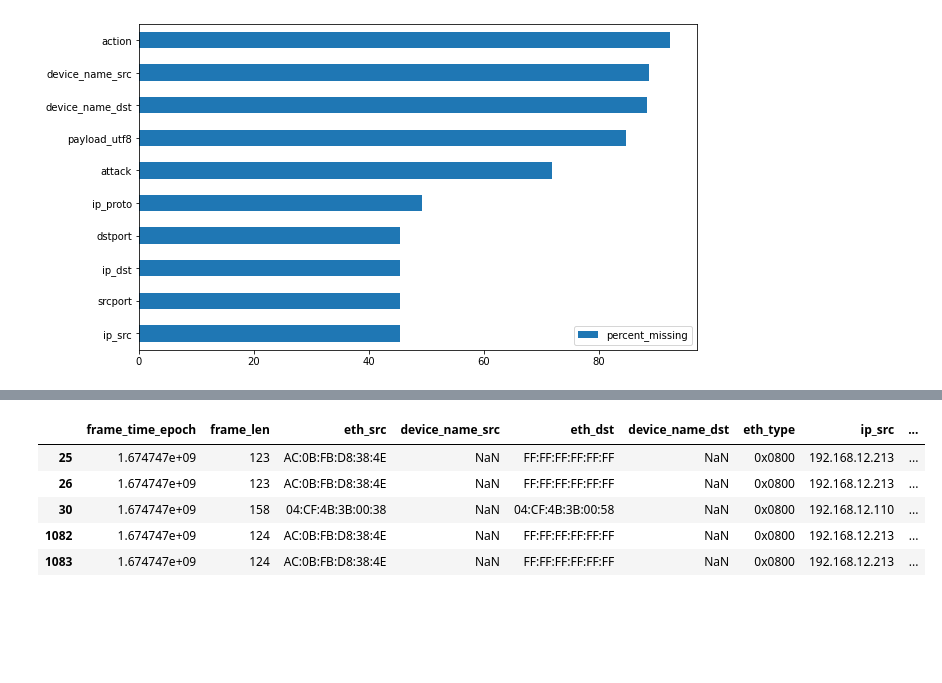
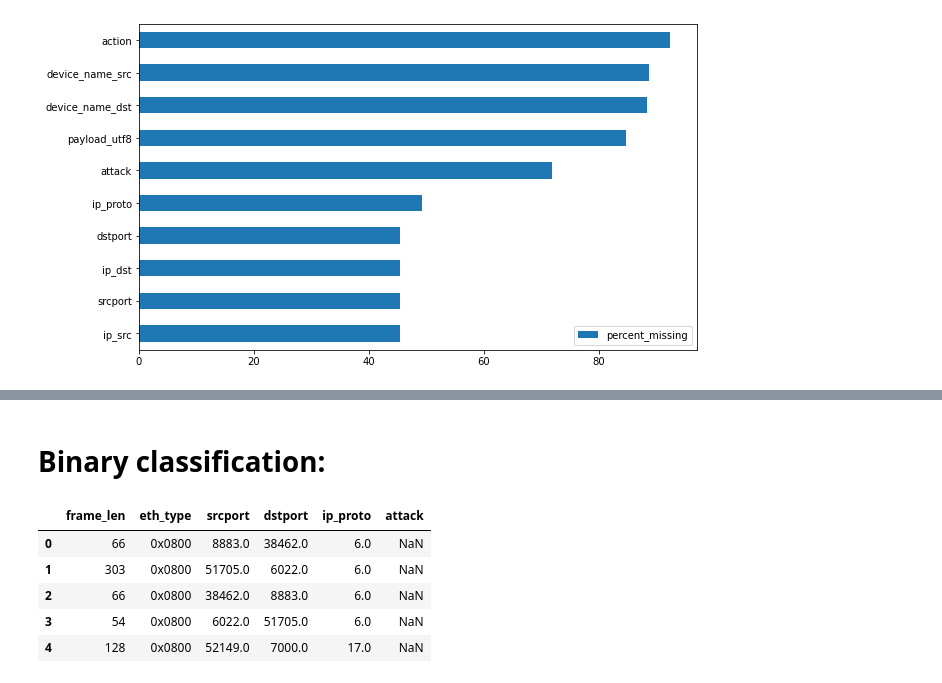
Before and after one commit to Abdulnaser98/IT-Sicherheit-Praktikum, a Jupyter notebook: analysis/analysis.ipynb, the cells around one changed output, grey strips where cells are left out. Saved outputs shown, nothing was run; the diff lists cells and outputs as text; code cells hidden in the pictures; blank space fills up the shorter version.

Commit message:
creating a binary classifier

```diff
--- a/analysis/analysis.ipynb
+++ b/analysis/analysis.ipynb
@@ -4,6 +12,9 @@ import numpy as np
 # %% [markdown]
 # **Overview of the data**:
 # %%
+pd.set_option('display.max_rows', 500)
+pd.set_option('display.max_columns', 500)
+pd.set_option('display.width', 1000)
 df_1 = pd.read_csv('dataset.csv', sep="\t", quotechar="'")
 df_2 = pd.read_csv('dataset_1.csv', sep="\t", quotechar="'")
 
@@ -139,4 +61,0 @@ des_mac_adressen_mapping.drop_duplicates()
-# %%
-df['payload_utf8'] = df['payload_utf8'].astype(str)
-df['payload_utf8'] = np.where(~df['payload_utf8'].str.startswith('{') & ~df['payload_utf8'].str.endswith('}'), '', df['payload_utf8'])
-df['payload_utf8'] = df.payload_utf8.replace('',np.nan,regex = True)
@@ -143,9 +68,17 @@ df['payload_utf8'] = df.payload_utf8.replace('',np.nan,regex = True)
+# %% [markdown]
+# **Binary classification**:
+# %%
+# Remove unnecessary columns
+columns_to_remove = ['frame_time_epoch','eth_src','device_name_src','eth_dst','device_name_dst','ip_src',
+                    'ip_dst','payload_utf8','action']
+
+df.drop(columns_to_remove, axis=1, inplace=True)
 # %%
-df.loc[df['payload_utf8'].notna()].head()
+df.head()
 # %% [output]
-|  | frame_time_epoch | frame_len | eth_src | device_name_src | eth_dst | device_name_dst | eth_type | ip_src | ... |
-| 25 | 1.674747e+09 | 123 | AC:0B:FB:D8:38:4E | NaN | FF:FF:FF:FF:FF:FF | NaN | 0x0800 | 192.168.12.213 | ... |
-| 26 | 1.674747e+09 | 123 | AC:0B:FB:D8:38:4E | NaN | FF:FF:FF:FF:FF:FF | NaN | 0x0800 | 192.168.12.213 | ... |
-| 30 | 1.674747e+09 | 158 | 04:CF:4B:3B:00:38 | NaN | 04:CF:4B:3B:00:58 | NaN | 0x0800 | 192.168.12.110 | ... |
-| 1082 | 1.674747e+09 | 124 | AC:0B:FB:D8:38:4E | NaN | FF:FF:FF:FF:FF:FF | NaN | 0x0800 | 192.168.12.213 | ... |
-| 1083 | 1.674747e+09 | 124 | AC:0B:FB:D8:38:4E | NaN | FF:FF:FF:FF:FF:FF | NaN | 0x0800 | 192.168.12.213 | ... |
+|  | frame_len | eth_type | srcport | dstport | ip_proto | attack |
+| 0 | 66 | 0x0800 | 8883.0 | 38462.0 | 6.0 | NaN |
+| 1 | 303 | 0x0800 | 51705.0 | 6022.0 | 6.0 | NaN |
+| 2 | 66 | 0x0800 | 38462.0 | 8883.0 | 6.0 | NaN |
+| 3 | 54 | 0x0800 | 6022.0 | 51705.0 | 6.0 | NaN |
+| 4 | 128 | 0x0800 | 52149.0 | 7000.0 | 17.0 | NaN |
```
Also changed, not shown: parts of 30 cells of this notebook.
